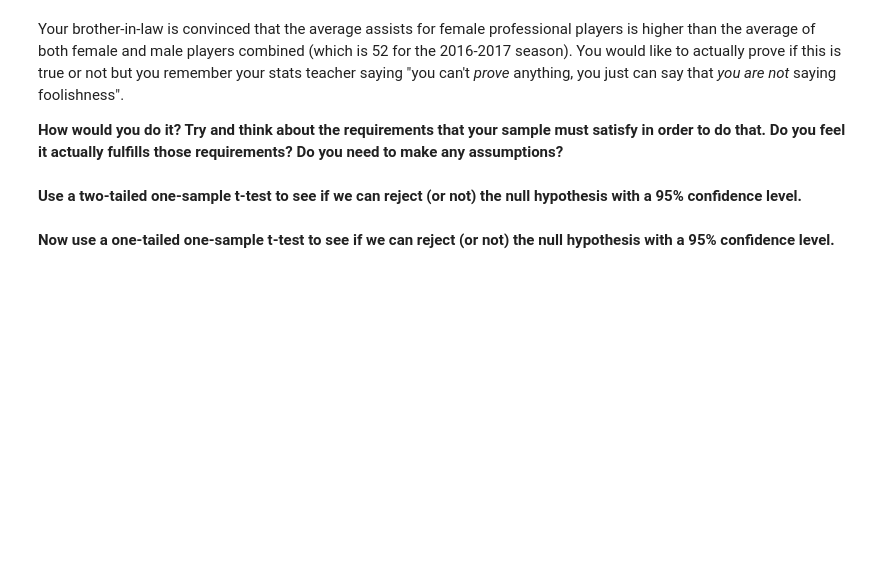
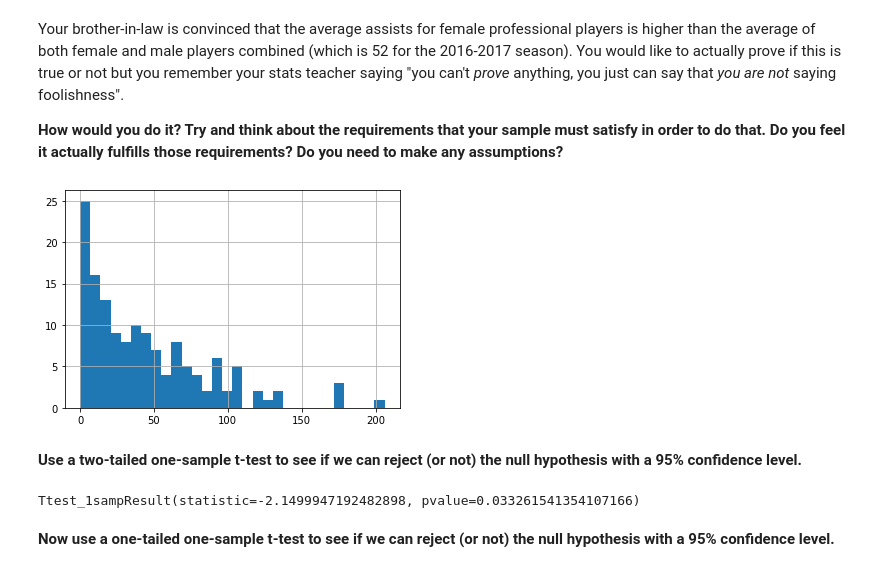
Before and after one commit to ta-data-lis/M2-mini-project2, a Jupyter notebook: your-code/3.-Inferential-Analysis.ipynb, the cells around one changed output. Drawn from its saved outputs; the diff is of its cells as text; code cells hidden in the pictures; blank space fills up the shorter version.

```diff
--- a/your-code/3.-Inferential-Analysis.ipynb
+++ b/your-code/3.-Inferential-Analysis.ipynb
@@ -172,2 +240,13 @@ Your brother-in-law is convinced that the average assists for female professiona
+# %%
+
+# assume independent and random observations
+# assume normal distribution
+
+# check histogram
+
+wnba["AST"].hist(bins=30)
+plt.show()
+# %% [output]
+[figure, added]
 # %% [markdown]
 **Use a two-tailed one-sample t-test to see if we can reject (or not) the null hypothesis with a 95% confidence level.**
@@ -177,0 +253,8 @@ Your brother-in-law is convinced that the average assists for female professiona
+# %%
+# t-test
+
+avg_NBA_and_WNBA = 52
+
+ttest_1samp(wnba["AST"], 52)
+# %% [output]
+Ttest_1sampResult(statistic=-2.1499947192482898, pvalue=0.033261541354107166)
```
Also changed, not shown: parts of 22 cells of this notebook, 3 other files.
